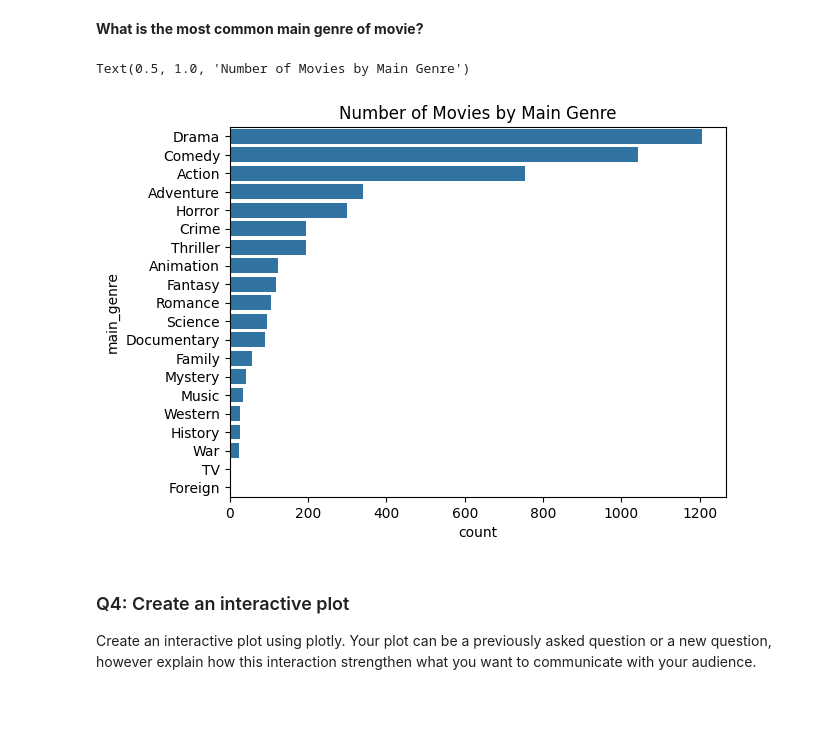
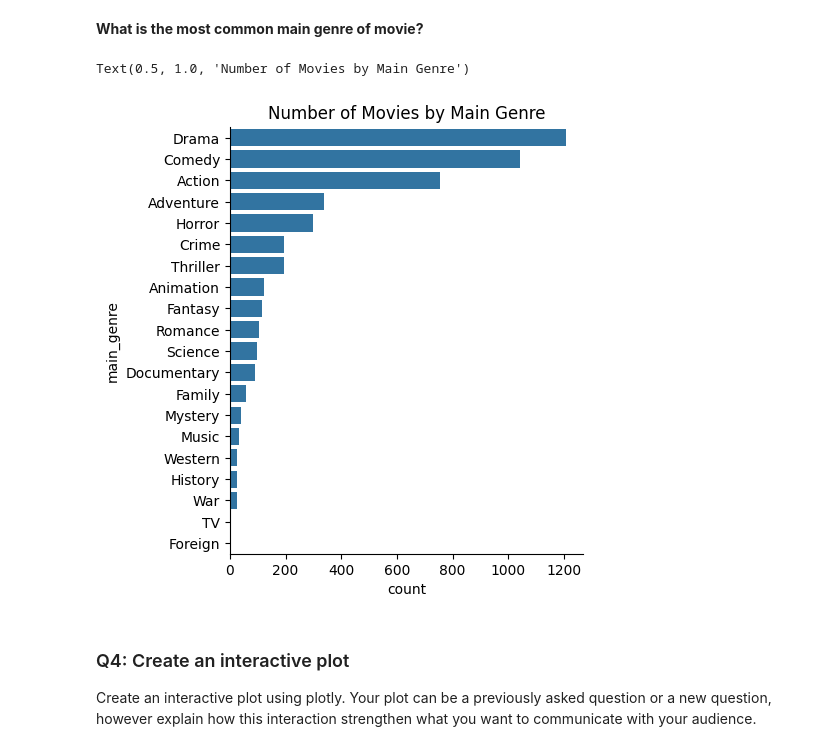
Before and after one commit to CS133-DataVisualization/term-project-team-8, a Jupyter notebook: Project Assignments/P2_categorical_interactive_transform.ipynb, the cells around one changed output. Saved outputs shown, nothing was run; the diff lists cells and outputs as text; code cells hidden in the pictures; blank space fills up the shorter version.

```diff
--- a/Project Assignments/P2_categorical_interactive_transform.ipynb
+++ b/Project Assignments/P2_categorical_interactive_transform.ipynb
@@ -49,12 +50,17 @@ plt.title("Distribution of Vote Average for Movie Language");
 # %%
 df["genres"] = df["genres"].fillna("")
 df["main_genre"] = df["genres"].apply(lambda x: x.split()[0] if x != "" else None)
 
-sns.countplot(data=df, y="main_genre", order=df["main_genre"].value_counts().index)
+sns.catplot(
+    y = 'main_genre',
+    data = df,
+    kind = 'count',
+    order=df["main_genre"].value_counts().index
+)
 plt.title("Number of Movies by Main Genre")
 # %% [output]
 Text(0.5, 1.0, 'Number of Movies by Main Genre')
-[figure, old version]
+[figure, new version]
 # %% [markdown]
 ### Q4: Create an interactive plot
 Create an interactive plot using plotly. Your plot can be a previously asked question or a new question, however explain how this interaction strengthen what you want to communicate with your audience.
```
Also changed, not shown: parts of 3 cells of this notebook.
